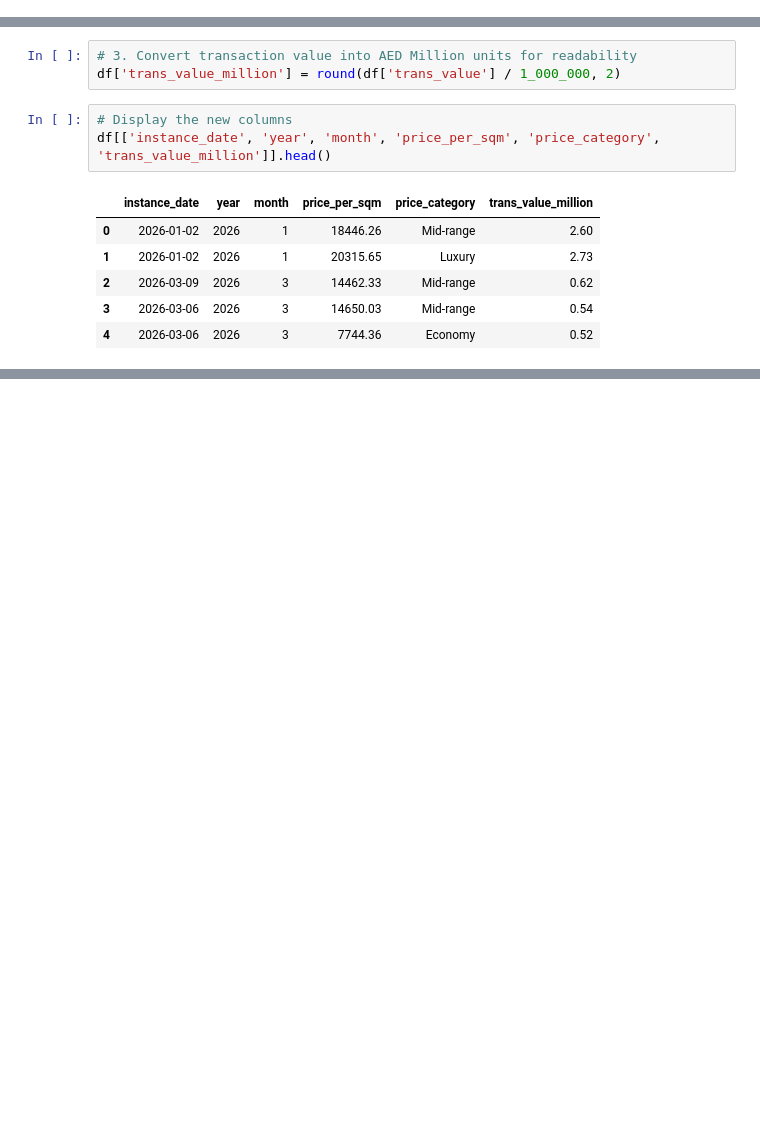
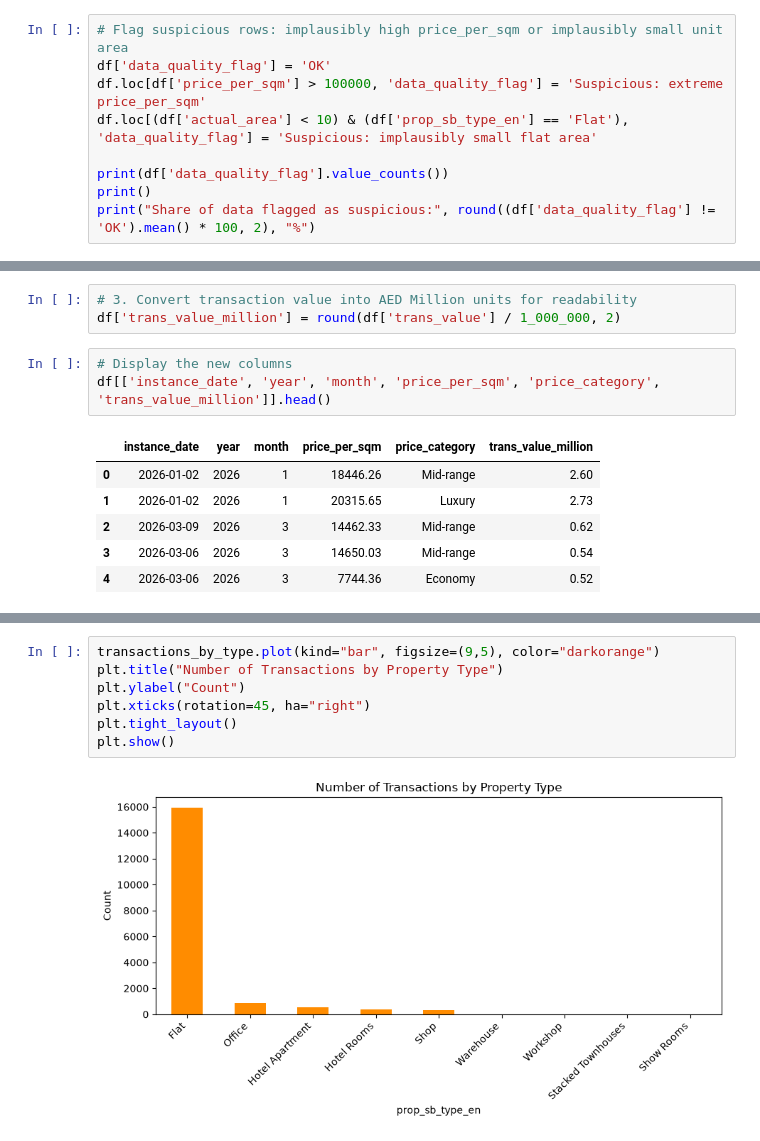
Before and after one commit to afriqil/Dubai-Residential-Property-Market-Analysis, a Jupyter notebook: notebooks/analysis.ipynb, the cells around one changed output, grey strips where cells are left out. Cells and saved outputs as stored; diff of their text form; blank space fills up the shorter version.

```diff
--- a/notebooks/analysis.ipynb
+++ b/notebooks/analysis.ipynb
@@ -146,0 +272,9 @@ Once cleaned, the data is more consistent and ready for feature engineering.
+# %%
+# Flag suspicious rows: implausibly high price_per_sqm or implausibly small unit area
+df['data_quality_flag'] = 'OK'
+df.loc[df['price_per_sqm'] > 100000, 'data_quality_flag'] = 'Suspicious: extreme price_per_sqm'
+df.loc[(df['actual_area'] < 10) & (df['prop_sb_type_en'] == 'Flat'), 'data_quality_flag'] = 'Suspicious: implausibly small flat area'
+
+print(df['data_quality_flag'].value_counts())
+print()
+print("Share of data flagged as suspicious:", round((df['data_quality_flag'] != 'OK').mean() * 100, 2), "%")
@@ -187,0 +393,9 @@ Goal: Obtain an overview of data patterns before sending them to the data wareho
+# %%
+transactions_by_type.plot(kind="bar", figsize=(9,5), color="darkorange")
+plt.title("Number of Transactions by Property Type")
+plt.ylabel("Count")
+plt.xticks(rotation=45, ha="right")
+plt.tight_layout()
+plt.show()
+# %% [output]
+[figure, added]
```
Also changed, not shown: parts of 73 cells of this notebook, 3 other files.
